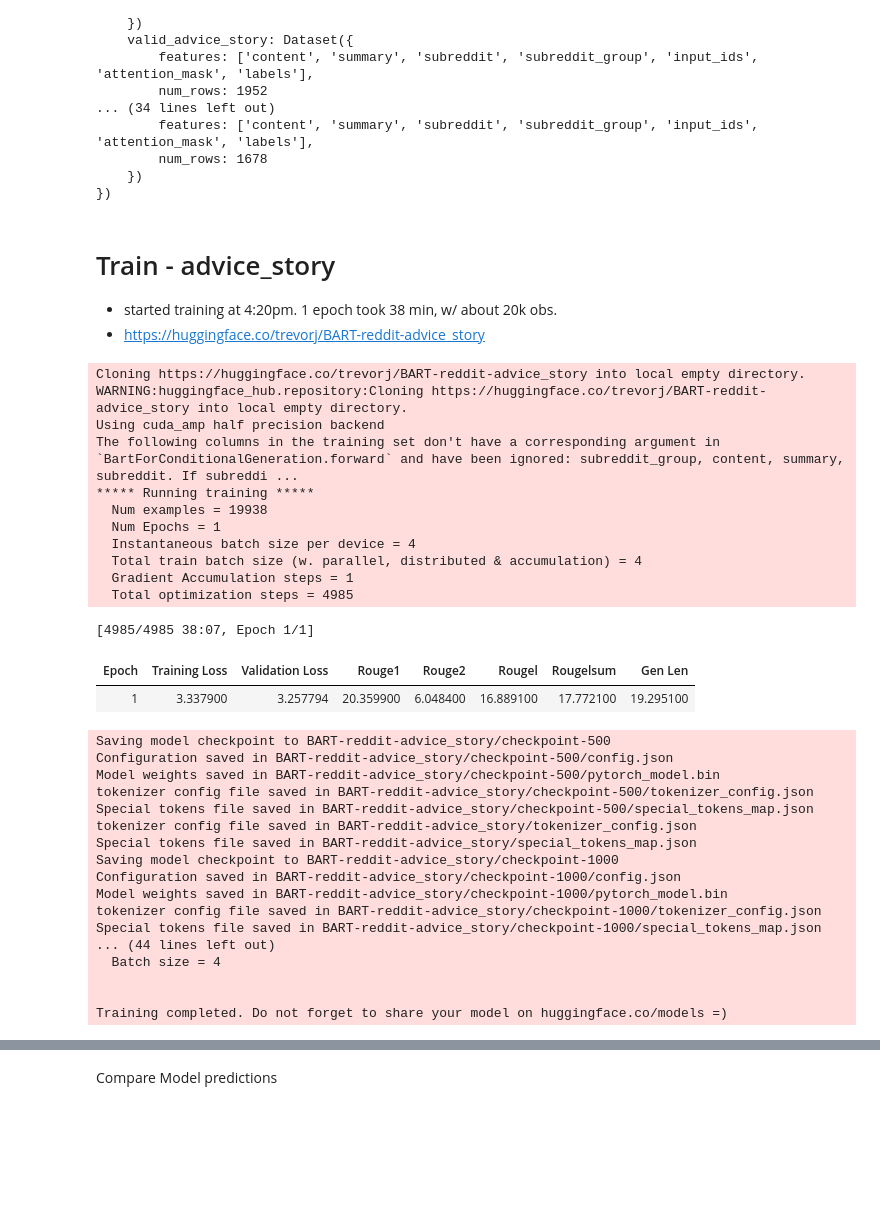
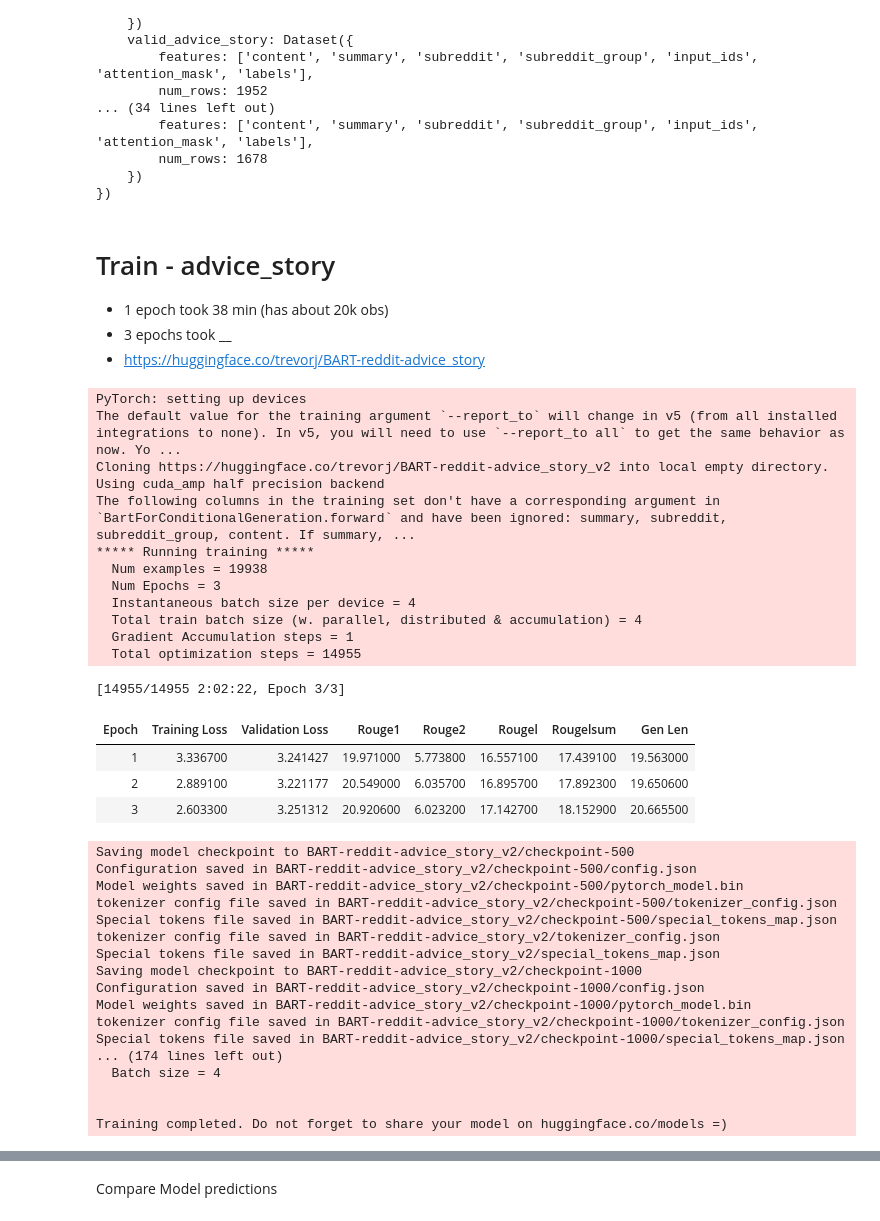
Before and after one commit to trevor-johnson/w266_reddit_summarization, a Jupyter notebook: modeling/BART/BART_training.ipynb, the cells around one changed output, grey strips where cells are left out. Saved outputs shown, nothing was run; the diff lists cells and outputs as text; code cells hidden in the pictures; blank space fills up the shorter version.

Commit message:
fine tune bart - 3 epochs

```diff
--- a/modeling/BART/BART_training.ipynb
+++ b/modeling/BART/BART_training.ipynb
@@ -295,67 +295,71 @@ def compute_metrics(eval_pred):
 # %% [markdown]
 # Train - advice_story
 
-- started training at 4:20pm. 1 epoch took 38 min, w/ about 20k obs.
+- 1 epoch took 38 min (has about 20k obs)
+- 3 epochs took __
 - https://huggingface.co/trevorj/BART-reddit-advice_story
 # %%
 %%time
 
 args = Seq2SeqTrainingArguments(
-    f"BART-reddit-advice_story",
+    f"BART-reddit-advice_story_v2",
     evaluation_strategy = "epoch",
     learning_rate=2e-5,
     per_device_train_batch_size=4, # 16
     per_device_eval_batch_size=4, #16
     weight_decay=0.01,
     save_total_limit=1, #3,
-    num_train_epochs=1,
+    num_train_epochs=3,
     predict_with_generate=True,
     fp16=True,
     push_to_hub=True,
 )
 
 trainer = Seq2SeqTrainer(
     model,
     args,
     train_dataset=tokenized_datasets["train_advice_story"],
     eval_dataset=tokenized_datasets["valid_advice_story"],
     data_collator=data_collator,
     tokenizer=tokenizer,
     compute_metrics=compute_metrics
 )
 
 # this should save the model to disk. changing wd so that it saves here:
 fit_path = '/content/gdrive/MyDrive/w266/w266_reddit_summarization/data/model_outputs/bart_fitted_models/'
 os.chdir(fit_path)
 trainer.train()
 # %% [output]
-Cloning https://huggingface.co/trevorj/BART-reddit-advice_story into local empty directory.
-WARNING:huggingface_hub.repository:Cloning https://huggingface.co/trevorj/BART-reddit-advice_story into local empty directory.
+PyTorch: setting up devices
+The default value for the training argument `--report_to` will change in v5 (from all installed integrations to none). In v5, you will need to use `--report_to all` to get the same behavior as now. Yo ...
+Cloning https://huggingface.co/trevorj/BART-reddit-advice_story_v2 into local empty directory.
 Using cuda_amp half precision backend
-The following columns in the training set don't have a corresponding argument in `BartForConditionalGeneration.forward` and have been ignored: subreddit_group, content, summary, subreddit. If subreddi ...
+The following columns in the training set don't have a corresponding argument in `BartForConditionalGeneration.forward` and have been ignored: summary, subreddit, subreddit_group, content. If summary, ...
 ***** Running training *****
   Num examples = 19938
-  Num Epochs = 1
+  Num Epochs = 3
   Instantaneous batch size per device = 4
   Total train batch size (w. parallel, distributed & accumulation) = 4
   Gradient Accumulation steps = 1
-  Total optimization steps = 4985
+  Total optimization steps = 14955
-[4985/4985 38:07, Epoch 1/1]
+[14955/14955 2:02:22, Epoch 3/3]
 | Epoch | Training Loss | Validation Loss | Rouge1 | Rouge2 | Rougel | Rougelsum | Gen Len |
-| 1 | 3.337900 | 3.257794 | 20.359900 | 6.048400 | 16.889100 | 17.772100 | 19.295100 |
+| 1 | 3.336700 | 3.241427 | 19.971000 | 5.773800 | 16.557100 | 17.439100 | 19.563000 |
+| 2 | 2.889100 | 3.221177 | 20.549000 | 6.035700 | 16.895700 | 17.892300 | 19.650600 |
+| 3 | 2.603300 | 3.251312 | 20.920600 | 6.023200 | 17.142700 | 18.152900 | 20.665500 |
-Saving model checkpoint to BART-reddit-advice_story/checkpoint-500
-Configuration saved in BART-reddit-advice_story/checkpoint-500/config.json
-Model weights saved in BART-reddit-advice_story/checkpoint-500/pytorch_model.bin
-tokenizer config file saved in BART-reddit-advice_story/checkpoint-500/tokenizer_config.json
-Special tokens file saved in BART-reddit-advice_story/checkpoint-500/special_tokens_map.json
-tokenizer config file saved in BART-reddit-advice_story/tokenizer_config.json
-Special tokens file saved in BART-reddit-advice_story/special_tokens_map.json
-Saving model checkpoint to BART-reddit-advice_story/checkpoint-1000
-Configuration saved in BART-reddit-advice_story/checkpoint-1000/config.json
-Model weights saved in BART-reddit-advice_story/checkpoint-1000/pytorch_model.bin
-tokenizer config file saved in BART-reddit-advice_story/checkpoint-1000/tokenizer_config.json
-Special tokens file saved in BART-reddit-advice_story/checkpoint-1000/special_tokens_map.json
-... (44 lines left out)
+Saving model checkpoint to BART-reddit-advice_story_v2/checkpoint-500
+Configuration saved in BART-reddit-advice_story_v2/checkpoint-500/config.json
+Model weights saved in BART-reddit-advice_story_v2/checkpoint-500/pytorch_model.bin
+tokenizer config file saved in BART-reddit-advice_story_v2/checkpoint-500/tokenizer_config.json
+Special tokens file saved in BART-reddit-advice_story_v2/checkpoint-500/special_tokens_map.json
+tokenizer config file saved in BART-reddit-advice_story_v2/tokenizer_config.json
+Special tokens file saved in BART-reddit-advice_story_v2/special_tokens_map.json
+Saving model checkpoint to BART-reddit-advice_story_v2/checkpoint-1000
+Configuration saved in BART-reddit-advice_story_v2/checkpoint-1000/config.json
+Model weights saved in BART-reddit-advice_story_v2/checkpoint-1000/pytorch_model.bin
+tokenizer config file saved in BART-reddit-advice_story_v2/checkpoint-1000/tokenizer_config.json
+Special tokens file saved in BART-reddit-advice_story_v2/checkpoint-1000/special_tokens_map.json
+... (174 lines left out)
   Batch size = 4
 
 
```
Also changed, not shown: parts of 14 cells of this notebook, 1 other file.
